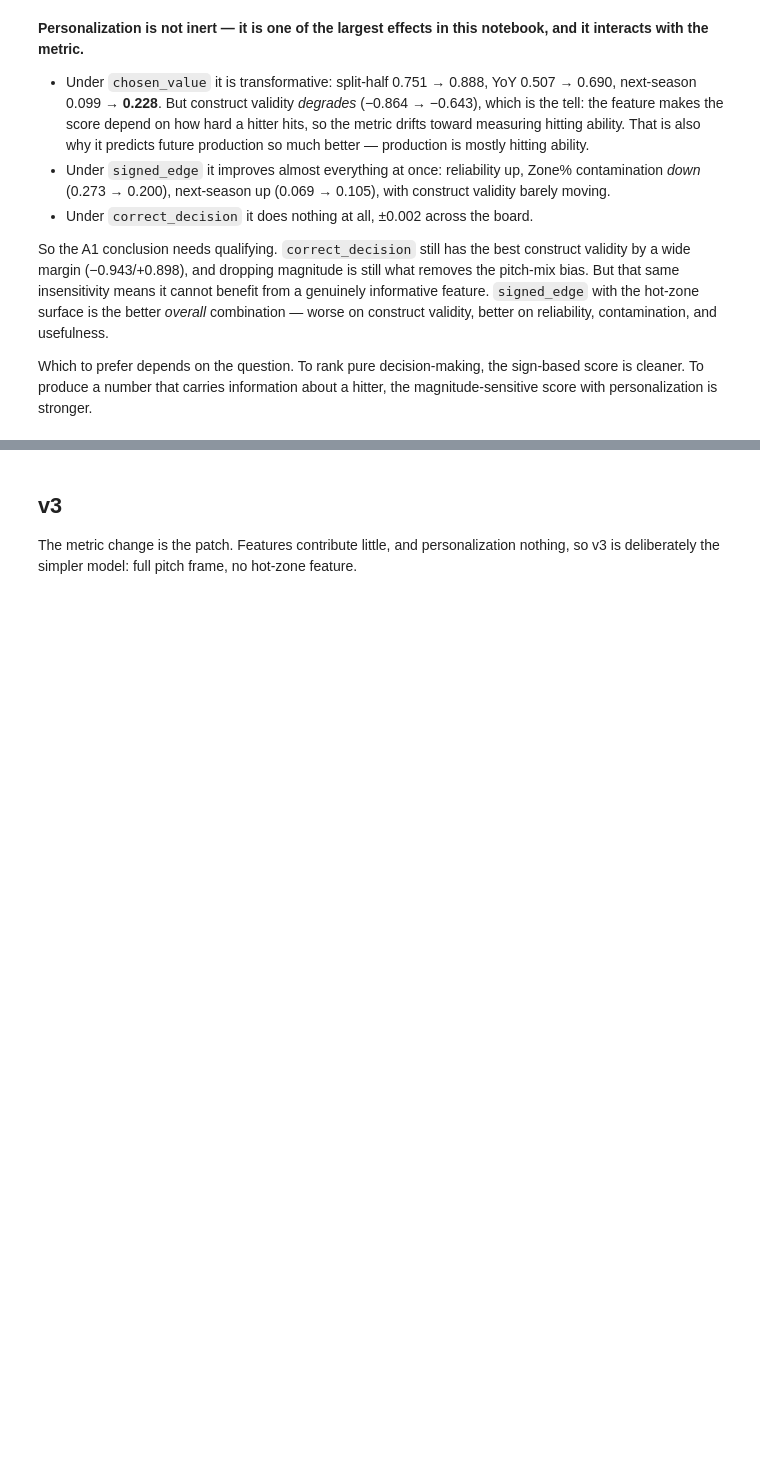
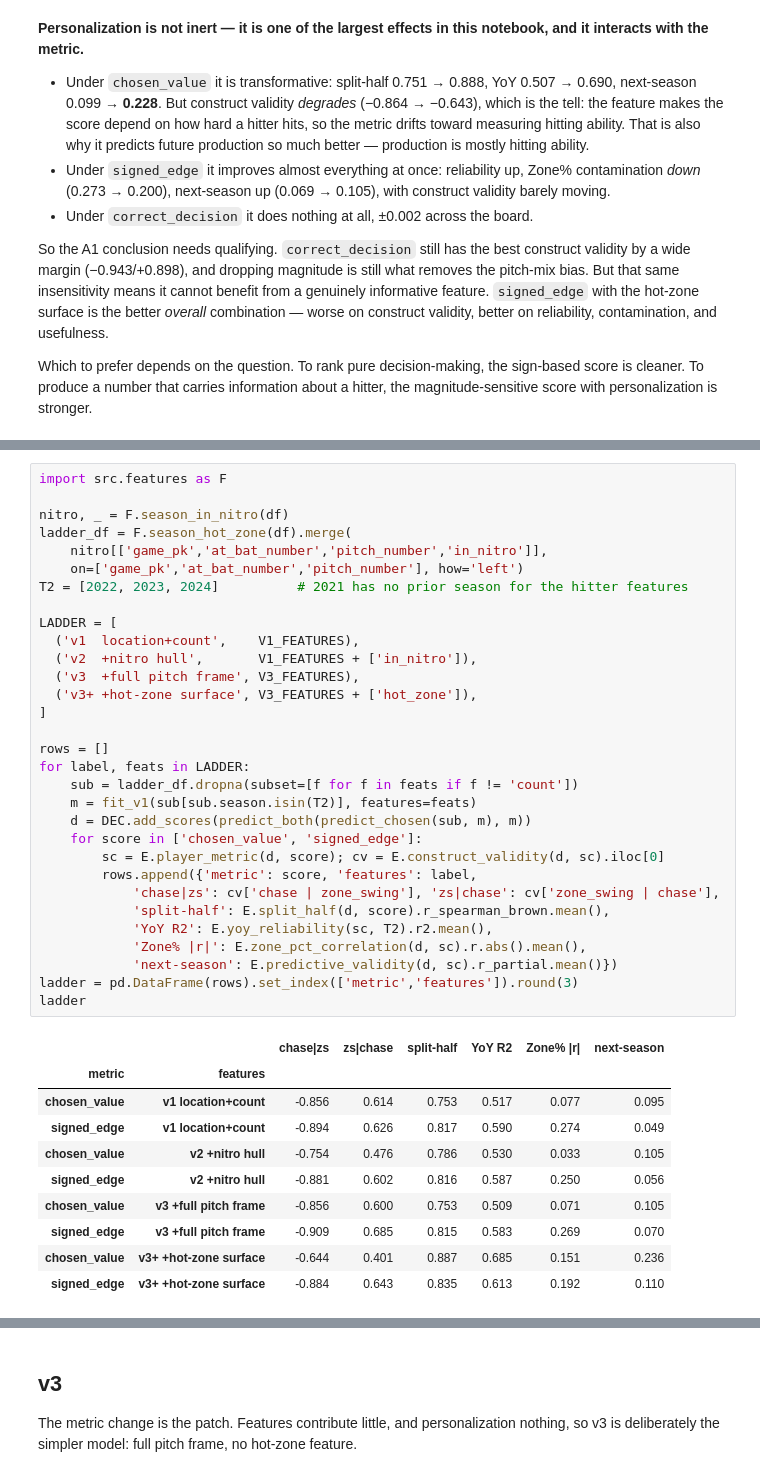
Before and after one commit to Jack1021ohoh/batter_decision_value, a Jupyter notebook: notebooks/v3.ipynb, the cells around one changed output, grey strips where cells are left out. Saved outputs shown, nothing was run; the diff lists cells and outputs as text; blank space fills up the shorter version.

```diff
--- a/notebooks/v3.ipynb
+++ b/notebooks/v3.ipynb
@@ -480,0 +492,42 @@ a hitter, the magnitude-sensitive score with personalization is stronger.
+# %%
+import src.features as F
+
+nitro, _ = F.season_in_nitro(df)
+ladder_df = F.season_hot_zone(df).merge(
+    nitro[['game_pk','at_bat_number','pitch_number','in_nitro']],
+    on=['game_pk','at_bat_number','pitch_number'], how='left')
+T2 = [2022, 2023, 2024]          # 2021 has no prior season for the hitter features
+
+LADDER = [
+  ('v1  location+count',    V1_FEATURES),
+  ('v2  +nitro hull',       V1_FEATURES + ['in_nitro']),
+  ('v3  +full pitch frame', V3_FEATURES),
+  ('v3+ +hot-zone surface', V3_FEATURES + ['hot_zone']),
+]
+
+rows = []
+for label, feats in LADDER:
+    sub = ladder_df.dropna(subset=[f for f in feats if f != 'count'])
+    m = fit_v1(sub[sub.season.isin(T2)], features=feats)
+    d = DEC.add_scores(predict_both(predict_chosen(sub, m), m))
+    for score in ['chosen_value', 'signed_edge']:
+        sc = E.player_metric(d, score); cv = E.construct_validity(d, sc).iloc[0]
+        rows.append({'metric': score, 'features': label,
+            'chase|zs': cv['chase | zone_swing'], 'zs|chase': cv['zone_swing | chase'],
+            'split-half': E.split_half(d, score).r_spearman_brown.mean(),
+            'YoY R2': E.yoy_reliability(sc, T2).r2.mean(),
+            'Zone% |r|': E.zone_pct_correlation(d, sc).r.abs().mean(),
+            'next-season': E.predictive_validity(d, sc).r_partial.mean()})
+ladder = pd.DataFrame(rows).set_index(['metric','features']).round(3)
+ladder
+# %% [output]
+|  |  | chase|zs | zs|chase | split-half | YoY R2 | Zone% |r| | next-season |
+| metric | features |  |  |  |  |  |  |
+| chosen_value | v1 location+count | -0.856 | 0.614 | 0.753 | 0.517 | 0.077 | 0.095 |
+| signed_edge | v1 location+count | -0.894 | 0.626 | 0.817 | 0.590 | 0.274 | 0.049 |
+| chosen_value | v2 +nitro hull | -0.754 | 0.476 | 0.786 | 0.530 | 0.033 | 0.105 |
+| signed_edge | v2 +nitro hull | -0.881 | 0.602 | 0.816 | 0.587 | 0.250 | 0.056 |
+| chosen_value | v3 +full pitch frame | -0.856 | 0.600 | 0.753 | 0.509 | 0.071 | 0.105 |
+| signed_edge | v3 +full pitch frame | -0.909 | 0.685 | 0.815 | 0.583 | 0.269 | 0.070 |
+| chosen_value | v3+ +hot-zone surface | -0.644 | 0.401 | 0.887 | 0.685 | 0.151 | 0.236 |
+| signed_edge | v3+ +hot-zone surface | -0.884 | 0.643 | 0.835 | 0.613 | 0.192 | 0.110 |
```
Also changed, not shown: parts of 7 cells of this notebook, 3 other files.
